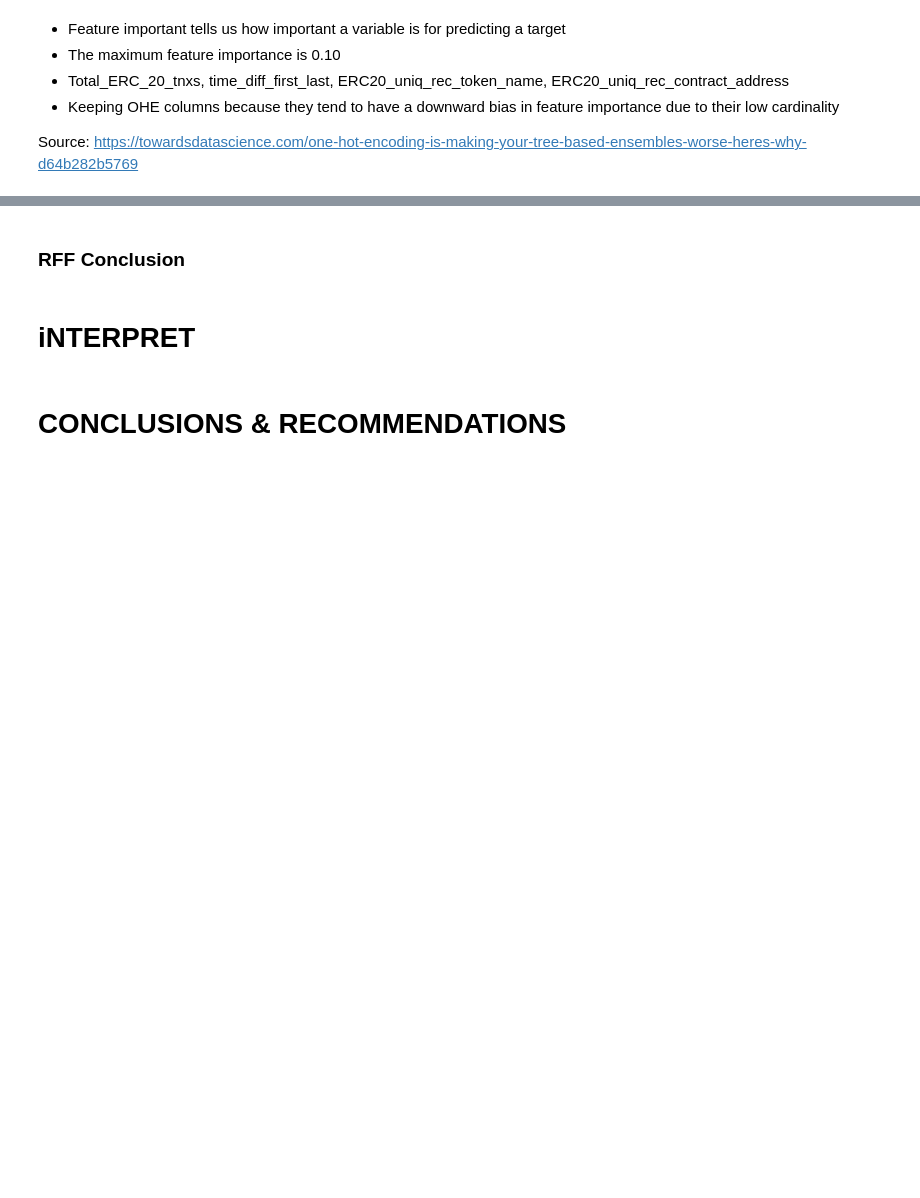
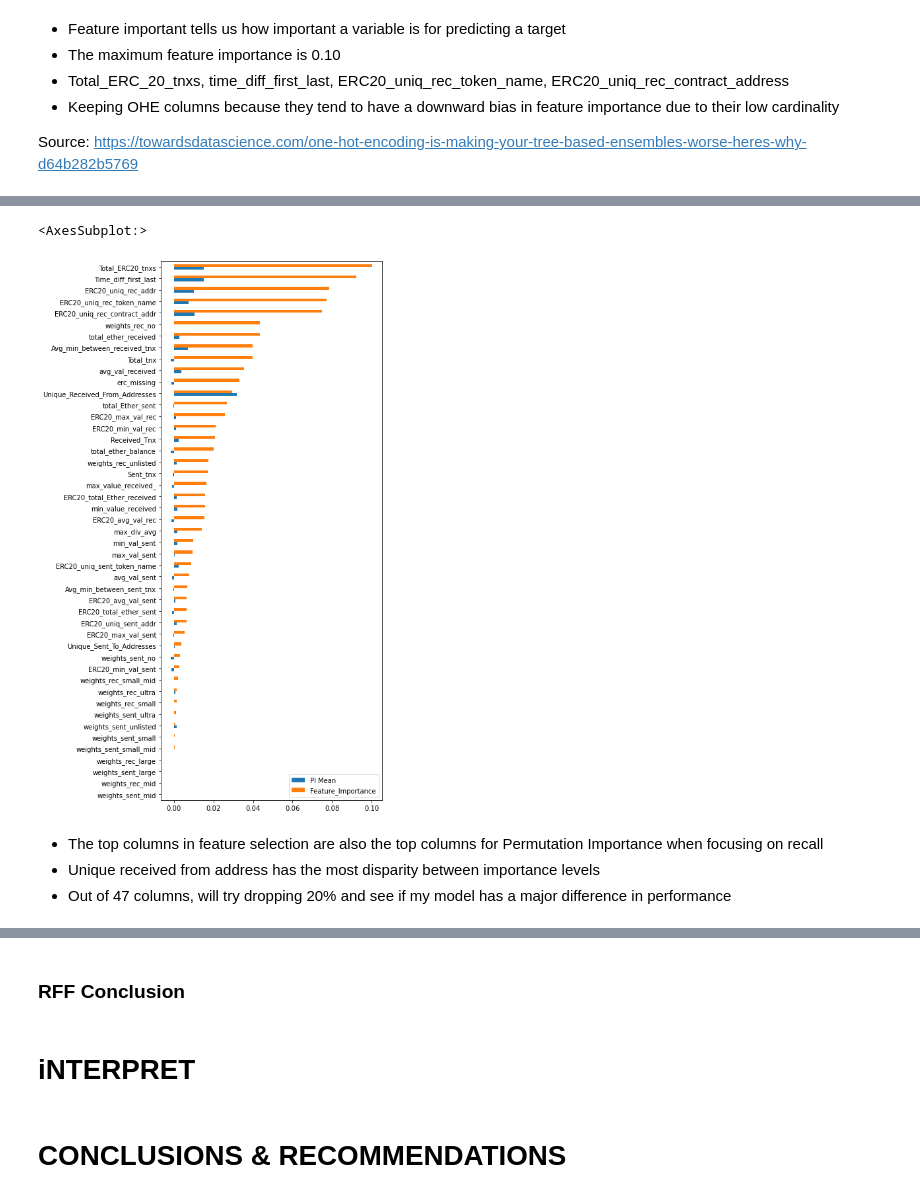
Before and after one commit to kuninethan95/OSEMN, a Jupyter notebook: index_OSEMN.ipynb, the cells around one changed output, grey strips where cells are left out. Saved outputs shown, nothing was run; the diff lists cells and outputs as text; code cells hidden in the pictures; blank space fills up the shorter version.

```diff
--- a/index_OSEMN.ipynb
+++ b/index_OSEMN.ipynb
@@ -1722,0 +1738,11 @@ sns.barplot(data=df, x='FLAG', y='ERC20_uniq_rec_contract_addr', ax=axes[3])
+# %%
+# Fit permuation_importance to see which features have the highest affect on recall
+
+from sklearn.inspection import permutation_importance
+r = permutation_importance(rf_clf, X_test_ns, y_test, scoring='recall', n_repeats=5, random_state=42)
+# %%
+# Turn values into DataFrame so we can plot it
+
+importance_df = pd.Series(r['importances_mean'], index=X_test_ns.columns).to_frame()
+importance_df = importance_df.rename(columns={0:'PI Mean'})
+importance_df.sort_values(by='PI Mean', ascending=False)
@@ -1722,0 +1767,11 @@ sns.barplot(data=df, x='FLAG', y='ERC20_uniq_rec_contract_addr', ax=axes[3])
+# %%
+# Merge feature importance with Permutation Importance
+
+importance_df = importance_df.reset_index(drop=True)
+feat_importances = feat_importances.reset_index(drop=True)
+df_importance = pd.concat([importance_df, feat_importances],axis=1)
+# %%
+# Add indices
+
+df_importance=df_importance.set_index(X_train_ns.columns)
+df_importance.head()
@@ -1722,0 +1785,11 @@ sns.barplot(data=df, x='FLAG', y='ERC20_uniq_rec_contract_addr', ax=axes[3])
+# %%
+# How do I make this graph in matplotlib?
+
+df_importance.sort_values(by='Feature_Importance').plot(kind='barh', figsize=(6,15))
+# %% [output]
+<AxesSubplot:>
+[figure, added]
+# %% [markdown]
+- The top columns in feature selection are also the top columns for Permutation Importance when focusing on recall
+- Unique received from address has the most disparity between importance levels
+- Out of 47 columns, will try dropping 20% and see if my model has a major difference in performance
```
Also changed, not shown: parts of 20 cells of this notebook.
